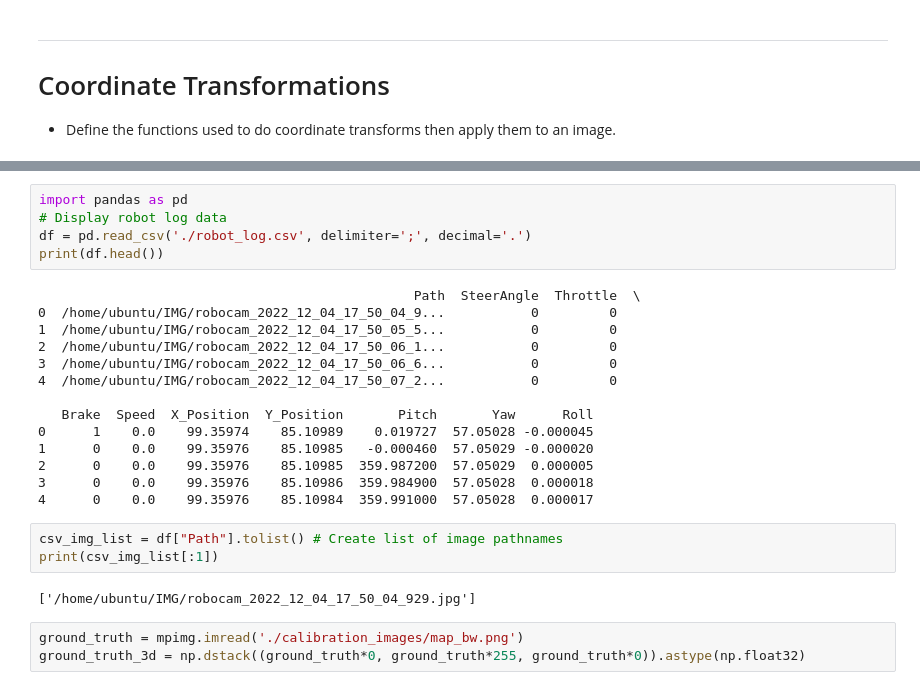
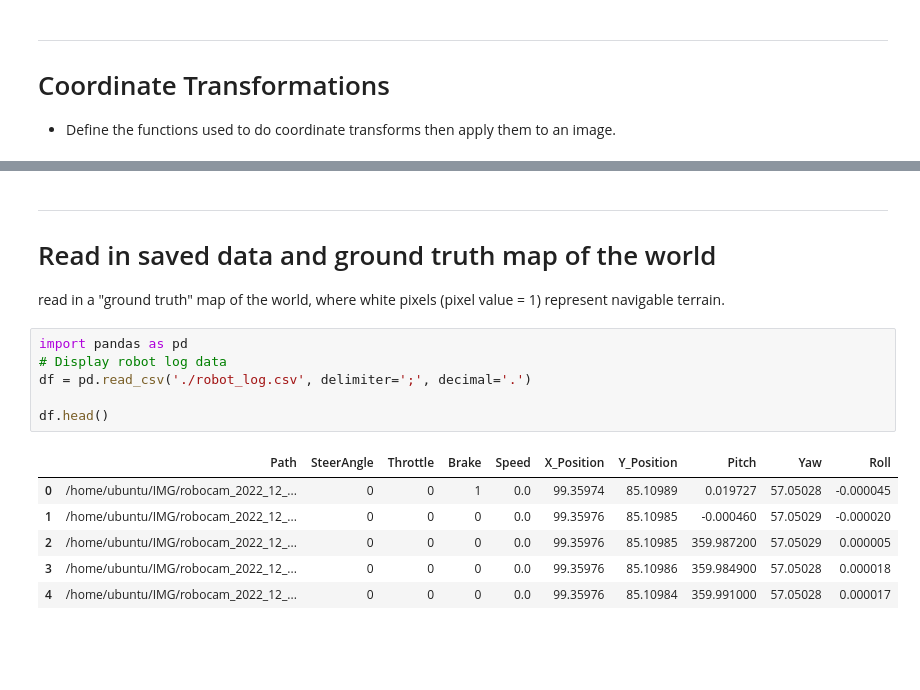
Before and after one commit to DedRec/Mars-Rover-Search-and-Sample-Return-Project, a Jupyter notebook: Computer Vision Phase One.ipynb, the cells around one changed output, grey strips where cells are left out. Cells and saved outputs as stored; diff of their text form; blank space fills up the shorter version.

```diff
--- a/Computer Vision Phase One.ipynb
+++ b/Computer Vision Phase One.ipynb
@@ -246,27 +246,17 @@ plt.arrow(0, 0, x_arrow, y_arrow, color='red', zorder=2, head_width=10, width=2)
+# %% [markdown]
+---
+# Read in saved data and ground truth map of the world
+ read in a "ground truth" map of the world, where white pixels (pixel value = 1) represent navigable terrain.
 # %%
 import pandas as pd
 # Display robot log data
 df = pd.read_csv('./robot_log.csv', delimiter=';', decimal='.')
-print(df.head())
+
+df.head()
 # %% [output]
-                                                Path  SteerAngle  Throttle  \
-0  /home/ubuntu/IMG/robocam_2022_12_04_17_50_04_9...           0         0
-1  /home/ubuntu/IMG/robocam_2022_12_04_17_50_05_5...           0         0
-2  /home/ubuntu/IMG/robocam_2022_12_04_17_50_06_1...           0         0
-3  /home/ubuntu/IMG/robocam_2022_12_04_17_50_06_6...           0         0
-4  /home/ubuntu/IMG/robocam_2022_12_04_17_50_07_2...           0         0
-
-   Brake  Speed  X_Position  Y_Position       Pitch       Yaw      Roll
-0      1    0.0    99.35974    85.10989    0.019727  57.05028 -0.000045
-1      0    0.0    99.35976    85.10985   -0.000460  57.05029 -0.000020
-2      0    0.0    99.35976    85.10985  359.987200  57.05029  0.000005
-3      0    0.0    99.35976    85.10986  359.984900  57.05028  0.000018
-4      0    0.0    99.35976    85.10984  359.991000  57.05028  0.000017
+|  | Path | SteerAngle | Throttle | Brake | Speed | X_Position | Y_Position | Pitch | Yaw | Roll |
+| 0 | /home/ubuntu/IMG/robocam_2022_12_... | 0 | 0 | 1 | 0.0 | 99.35974 | 85.10989 | 0.019727 | 57.05028 | -0.000045 |
+| 1 | /home/ubuntu/IMG/robocam_2022_12_... | 0 | 0 | 0 | 0.0 | 99.35976 | 85.10985 | -0.000460 | 57.05029 | -0.000020 |
+| 2 | /home/ubuntu/IMG/robocam_2022_12_... | 0 | 0 | 0 | 0.0 | 99.35976 | 85.10985 | 359.987200 | 57.05029 | 0.000005 |
+| 3 | /home/ubuntu/IMG/robocam_2022_12_... | 0 | 0 | 0 | 0.0 | 99.35976 | 85.10986 | 359.984900 | 57.05028 | 0.000018 |
+| 4 | /home/ubuntu/IMG/robocam_2022_12_... | 0 | 0 | 0 | 0.0 | 99.35976 | 85.10984 | 359.991000 | 57.05028 | 0.000017 |
-# %%
-csv_img_list = df["Path"].tolist() # Create list of image pathnames
-print(csv_img_list[:1])
-# %% [output]
-['/home/ubuntu/IMG/robocam_2022_12_04_17_50_04_929.jpg']
-# %%
-ground_truth = mpimg.imread('./calibration_images/map_bw.png')
-ground_truth_3d = np.dstack((ground_truth*0, ground_truth*255, ground_truth*0)).astype(np.float32)
```
Also changed, not shown: parts of 11 cells of this notebook.
